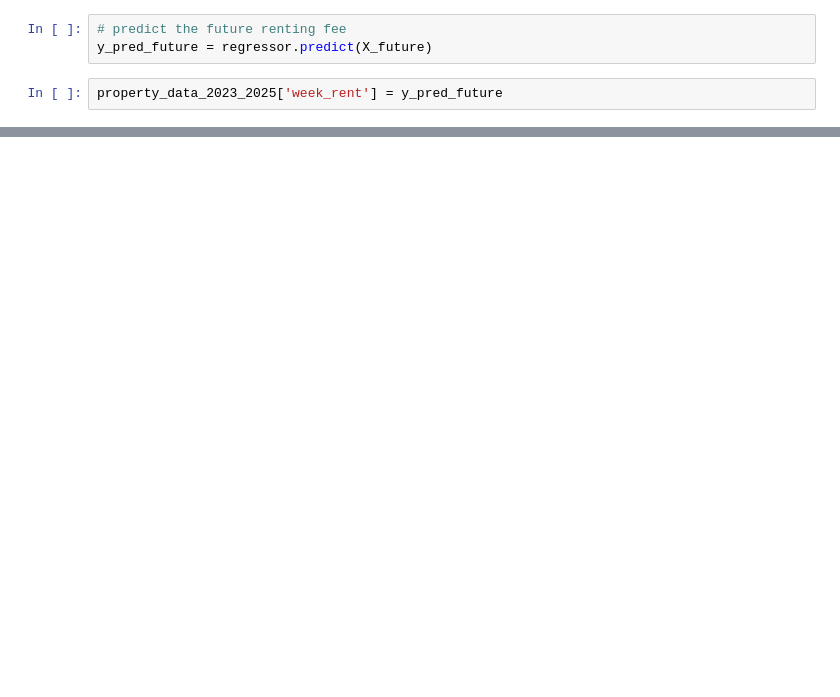
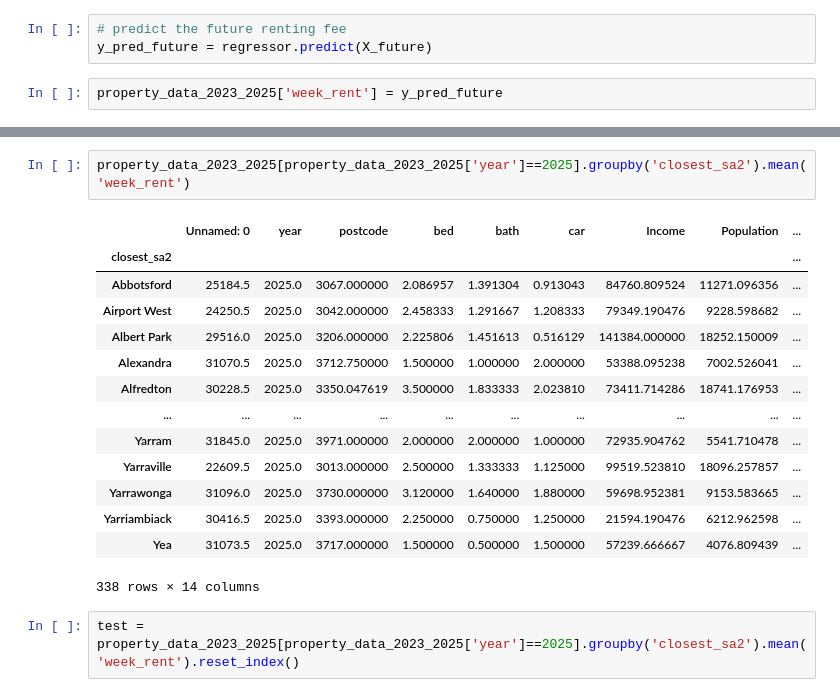
Before and after one commit to MAST30034-Applied-Data-Science/generic-real-estate-consulting-project-group-60, a Jupyter notebook: notebooks/Random_forest.ipynb, the cells around one changed output, grey strips where cells are left out. Cells and saved outputs as stored; diff of their text form; blank space fills up the shorter version.

```diff
--- a/notebooks/Random_forest.ipynb
+++ b/notebooks/Random_forest.ipynb
@@ -84,0 +89,19 @@ KeyError: 'Abbotsford'
+# %%
+property_data_2023_2025[property_data_2023_2025['year']==2025].groupby('closest_sa2').mean('week_rent')
+# %% [output]
+|  | Unnamed: 0 | year | postcode | bed | bath | car | Income | Population | ... |
+| closest_sa2 |  |  |  |  |  |  |  |  | ... |
+| Abbotsford | 25184.5 | 2025.0 | 3067.000000 | 2.086957 | 1.391304 | 0.913043 | 84760.809524 | 11271.096356 | ... |
+| Airport West | 24250.5 | 2025.0 | 3042.000000 | 2.458333 | 1.291667 | 1.208333 | 79349.190476 | 9228.598682 | ... |
+| Albert Park | 29516.0 | 2025.0 | 3206.000000 | 2.225806 | 1.451613 | 0.516129 | 141384.000000 | 18252.150009 | ... |
+| Alexandra | 31070.5 | 2025.0 | 3712.750000 | 1.500000 | 1.000000 | 2.000000 | 53388.095238 | 7002.526041 | ... |
+| Alfredton | 30228.5 | 2025.0 | 3350.047619 | 3.500000 | 1.833333 | 2.023810 | 73411.714286 | 18741.176953 | ... |
+| ... | ... | ... | ... | ... | ... | ... | ... | ... | ... |
+| Yarram | 31845.0 | 2025.0 | 3971.000000 | 2.000000 | 2.000000 | 1.000000 | 72935.904762 | 5541.710478 | ... |
+| Yarraville | 22609.5 | 2025.0 | 3013.000000 | 2.500000 | 1.333333 | 1.125000 | 99519.523810 | 18096.257857 | ... |
+| Yarrawonga | 31096.0 | 2025.0 | 3730.000000 | 3.120000 | 1.640000 | 1.880000 | 59698.952381 | 9153.583665 | ... |
+| Yarriambiack | 30416.5 | 2025.0 | 3393.000000 | 2.250000 | 0.750000 | 1.250000 | 21594.190476 | 6212.962598 | ... |
+| Yea | 31073.5 | 2025.0 | 3717.000000 | 1.500000 | 0.500000 | 1.500000 | 57239.666667 | 4076.809439 | ... |
+338 rows × 14 columns
+# %%
+test = property_data_2023_2025[property_data_2023_2025['year']==2025].groupby('closest_sa2').mean('week_rent').reset_index()
```
Also changed, not shown: parts of 12 cells of this notebook, 2 other files.
